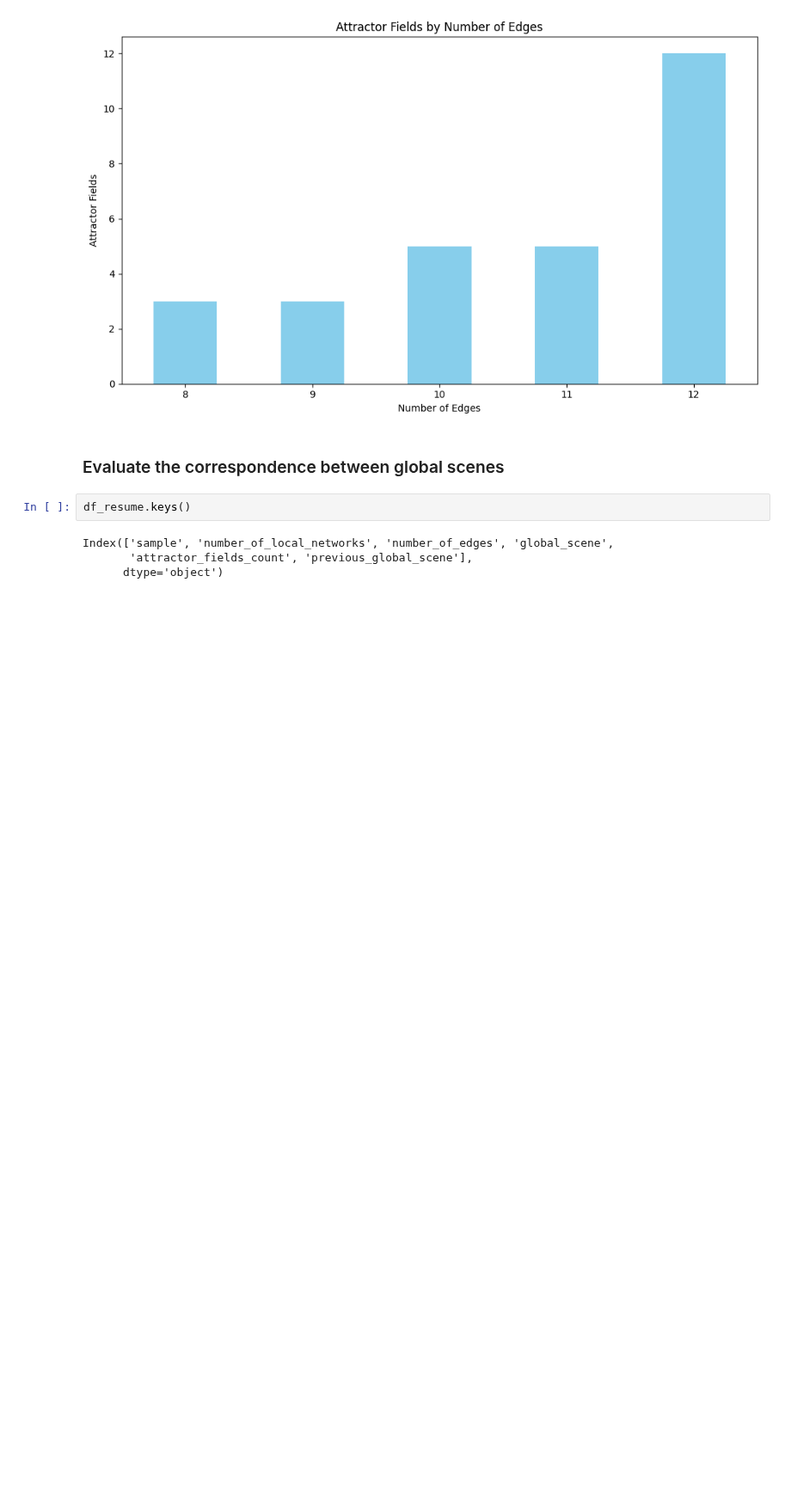
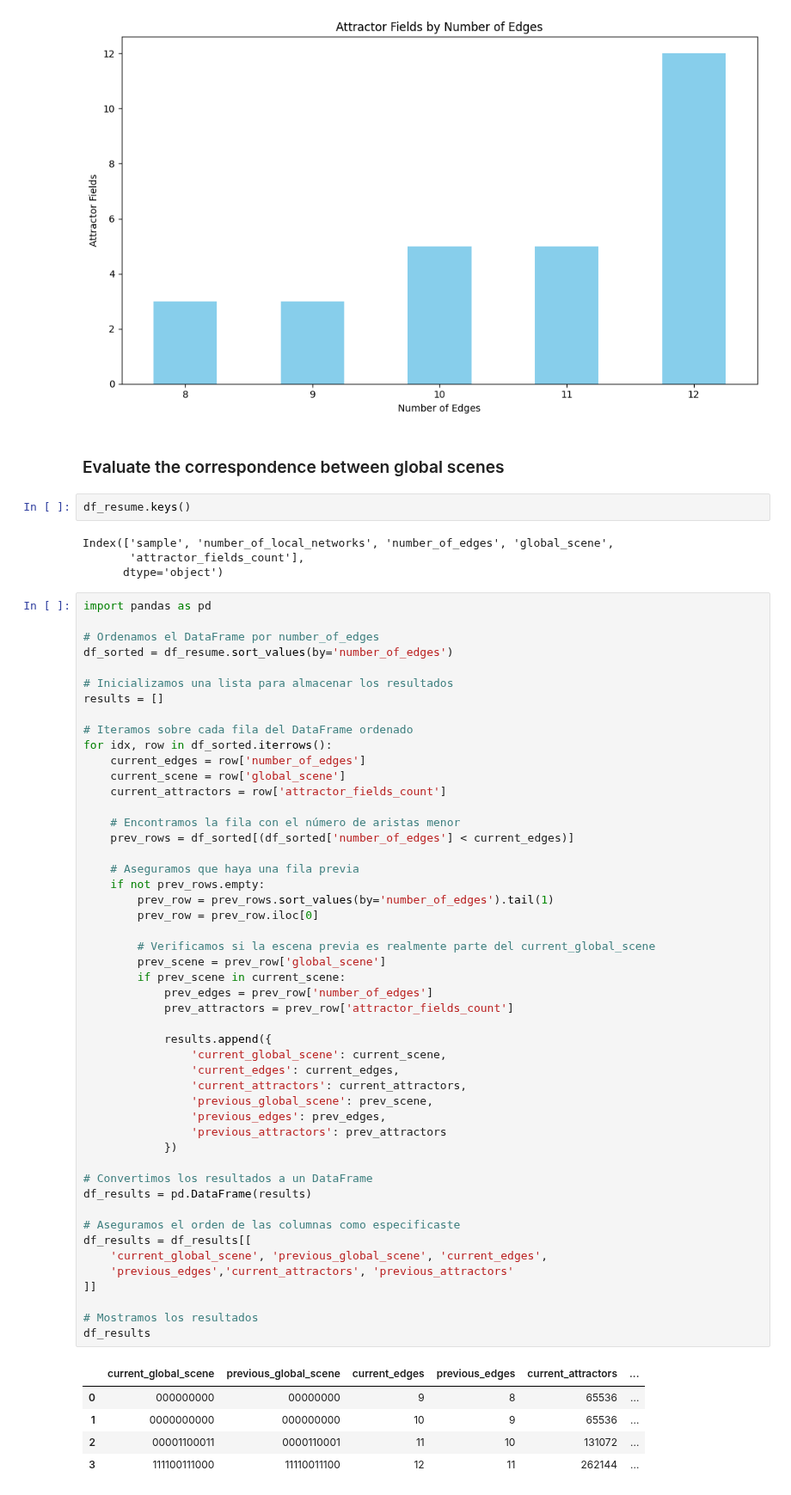
Before and after one commit to crptcusco/cbnetwork, a Jupyter notebook: experiments/7_aleatory_template_coupling_signals/exp7_3_evaluate_equivalence.ipynb, the cells around one changed output. Shown at 86% size. Drawn from its saved outputs; the diff is of its cells as text; blank space fills up the shorter version.

```diff
--- a/experiments/7_aleatory_template_coupling_signals/exp7_3_evaluate_equivalence.ipynb
+++ b/experiments/7_aleatory_template_coupling_signals/exp7_3_evaluate_equivalence.ipynb
@@ -204,9 +223,64 @@ plt.show()
 [figure]
 # %% [markdown]
 ### Evaluate the correspondence between global scenes
+# %%
+df_resume.keys()
+# %% [output]
+Index(['sample', 'number_of_local_networks', 'number_of_edges', 'global_scene',
+       'attractor_fields_count'],
+      dtype='object')
 # %%
-df_resume.keys()
+import pandas as pd
+
+# Ordenamos el DataFrame por number_of_edges
+df_sorted = df_resume.sort_values(by='number_of_edges')
+
+# Inicializamos una lista para almacenar los resultados
+results = []
+
+# Iteramos sobre cada fila del DataFrame ordenado
+for idx, row in df_sorted.iterrows():
+    current_edges = row['number_of_edges']
+    current_scene = row['global_scene']
+    current_attractors = row['attractor_fields_count']
+
+    # Encontramos la fila con el número de aristas menor
+    prev_rows = df_sorted[(df_sorted['number_of_edges'] < current_edges)]
+
+    # Aseguramos que haya una fila previa
+    if not prev_rows.empty:
+        prev_row = prev_rows.sort_values(by='number_of_edges').tail(1)
+        prev_row = prev_row.iloc[0]
+
+        # Verificamos si la escena previa es realmente parte del current_global_scene
+        prev_scene = prev_row['global_scene']
+        if prev_scene in current_scene:
+            prev_edges = prev_row['number_of_edges']
+            prev_attractors = prev_row['attractor_fields_count']
+
+            results.append({
+                'current_global_scene': current_scene,
+                'current_edges': current_edges,
+                'current_attractors': current_attractors,
+                'previous_global_scene': prev_scene,
+                'previous_edges': prev_edges,
+                'previous_attractors': prev_attractors
+            })
+
+# Convertimos los resultados a un DataFrame
+df_results = pd.DataFrame(results)
+
+# Aseguramos el orden de las columnas como especificaste
+df_results = df_results[[
+    'current_global_scene', 'previous_global_scene', 'current_edges',
+    'previous_edges','current_attractors', 'previous_attractors'
+]]
+
+# Mostramos los resultados
+df_results
 # %% [output]
-Index(['sample', 'number_of_local_networks', 'number_of_edges', 'global_scene',
-       'attractor_fields_count', 'previous_global_scene'],
-      dtype='object')
+|  | current_global_scene | previous_global_scene | current_edges | previous_edges | current_attractors | ... |
+| 0 | 000000000 | 00000000 | 9 | 8 | 65536 | ... |
+| 1 | 0000000000 | 000000000 | 10 | 9 | 65536 | ... |
+| 2 | 00001100011 | 0000110001 | 11 | 10 | 131072 | ... |
+| 3 | 111100111000 | 11110011100 | 12 | 11 | 262144 | ... |
```
Also changed, not shown: parts of 6 cells of this notebook.
